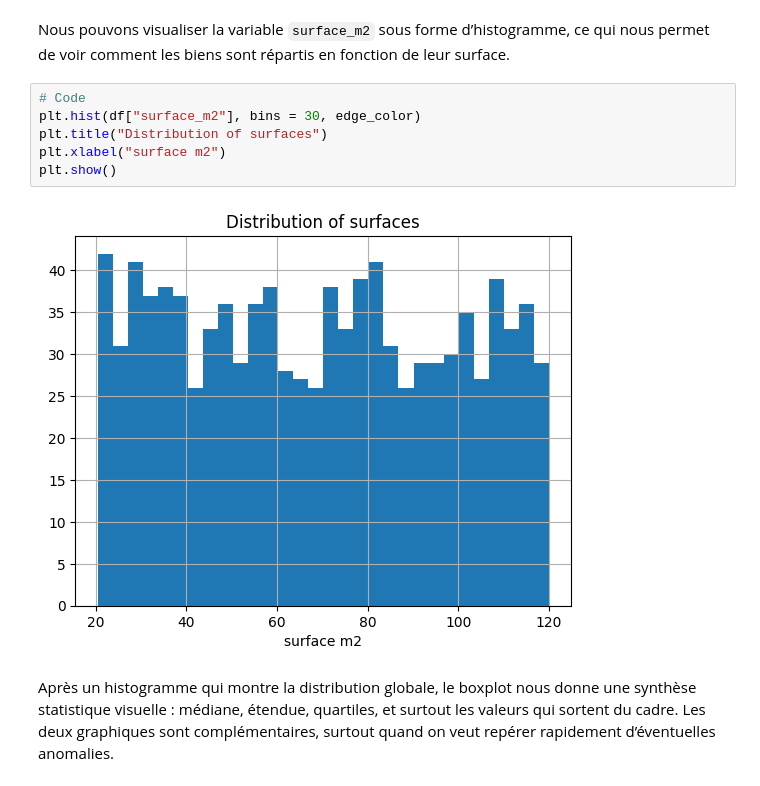
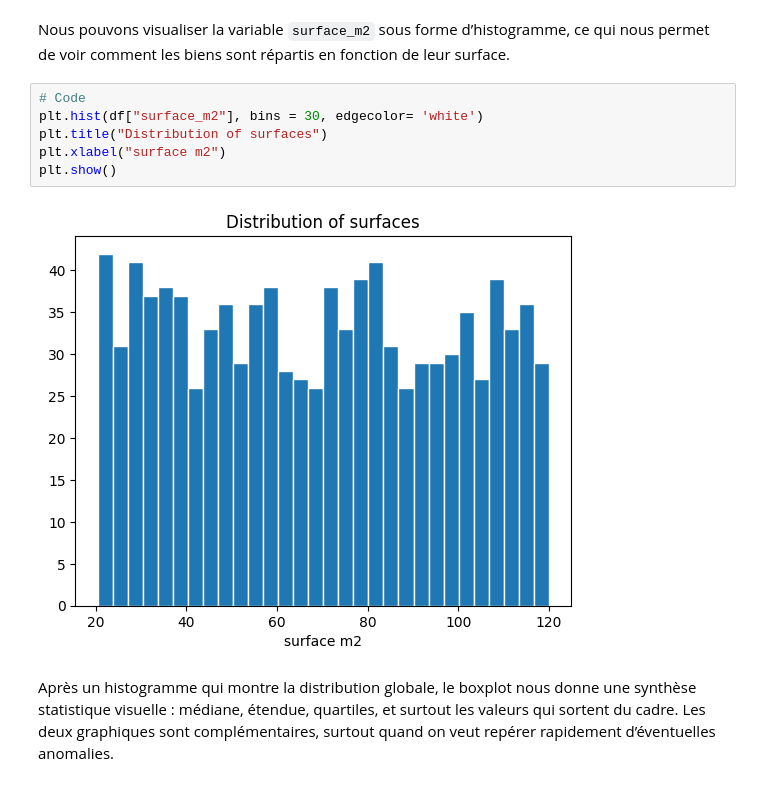
Before and after one commit to CSAADZIDI/ml_demo_LinReg, a Jupyter notebook: demo_linear_regression.ipynb, the cells around one changed output. Drawn from its saved outputs; the diff is of its cells as text.

```diff
--- a/demo_linear_regression.ipynb
+++ b/demo_linear_regression.ipynb
@@ -161,12 +161,12 @@ L’**analyse bivariée**, quant à elle, vise à **explorer la relation entre d
 Nous pouvons visualiser la variable `surface_m2` sous forme d’histogramme, ce qui nous permet de voir comment les biens sont répartis en fonction de leur surface.
 # %%
 # Code
-plt.hist(df["surface_m2"], bins = 30, edge_color)
+plt.hist(df["surface_m2"], bins = 30, edgecolor= 'white')
 plt.title("Distribution of surfaces")
 plt.xlabel("surface m2")
 plt.show()
 # %% [output]
-[figure, old version]
+[figure, new version]
 # %% [markdown]
 Après un histogramme qui montre la distribution globale, le boxplot nous donne une synthèse statistique visuelle : médiane, étendue, quartiles, et surtout les valeurs qui sortent du cadre.
 Les deux graphiques sont complémentaires, surtout quand on veut repérer rapidement d’éventuelles anomalies.
```
Also changed, not shown: parts of 4 cells of this notebook.
